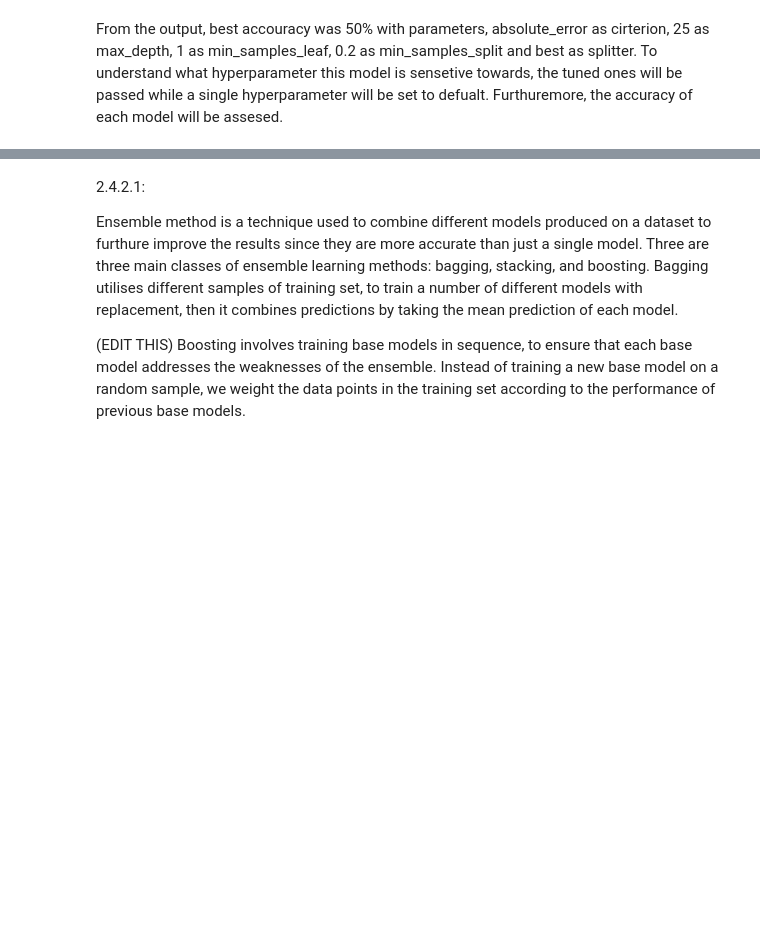
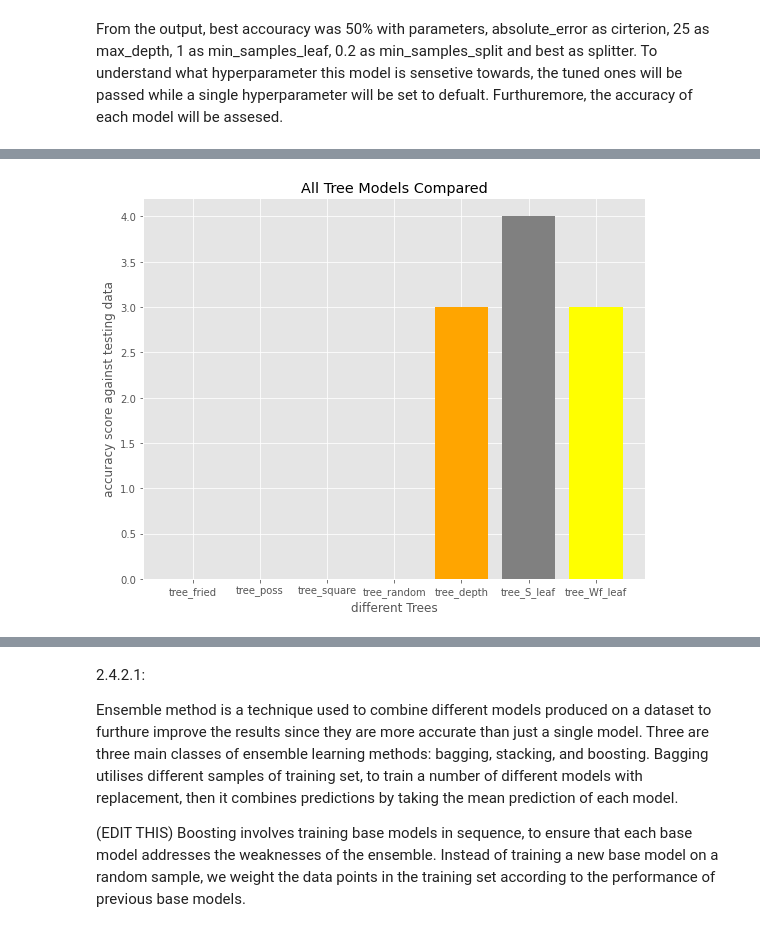
Before and after one commit to RadShiadeh/MLCW, a Jupyter notebook: cw.ipynb, the cells around one changed output, grey strips where cells are left out. Saved outputs shown, nothing was run; the diff lists cells and outputs as text; code cells hidden in the pictures; blank space fills up the shorter version.

Commit message:
2.4.1.3 done... 2 bar charts added

```diff
--- a/cw.ipynb
+++ b/cw.ipynb
@@ -913,0 +1002,21 @@ For every model, all training data sets were used to train the model and they we
+# %%
+plt.style.use('ggplot')
+
+classifiers = ['tree_fried', 'tree_poss', 'tree_square', 'tree_random', 'tree_depth', 'tree_S_leaf', 'tree_Wf_leaf']
+time = [0, 0, 0, 0, 3, 4, 3]
+
+x_pos = [i for i, _ in enumerate(classifiers)]
+colours = ['green', 'red', 'blue', 'black', 'orange', 'grey', 'yellow']
+
+plt.figure(figsize=(9,7))
+plt.bar(x_pos, time, color=colours)
+plt.xlabel("different Trees")
+plt.ylabel("accuracy score against testing data")
+plt.title("All Tree Models Compared")
+
+plt.xticks(x_pos, classifiers)
+
+plt.savefig('runtime_trees.jpeg')
+plt.show()
+# %% [output]
+[figure, added]
```
Also changed, not shown: parts of 8 cells of this notebook, 1 other file.
